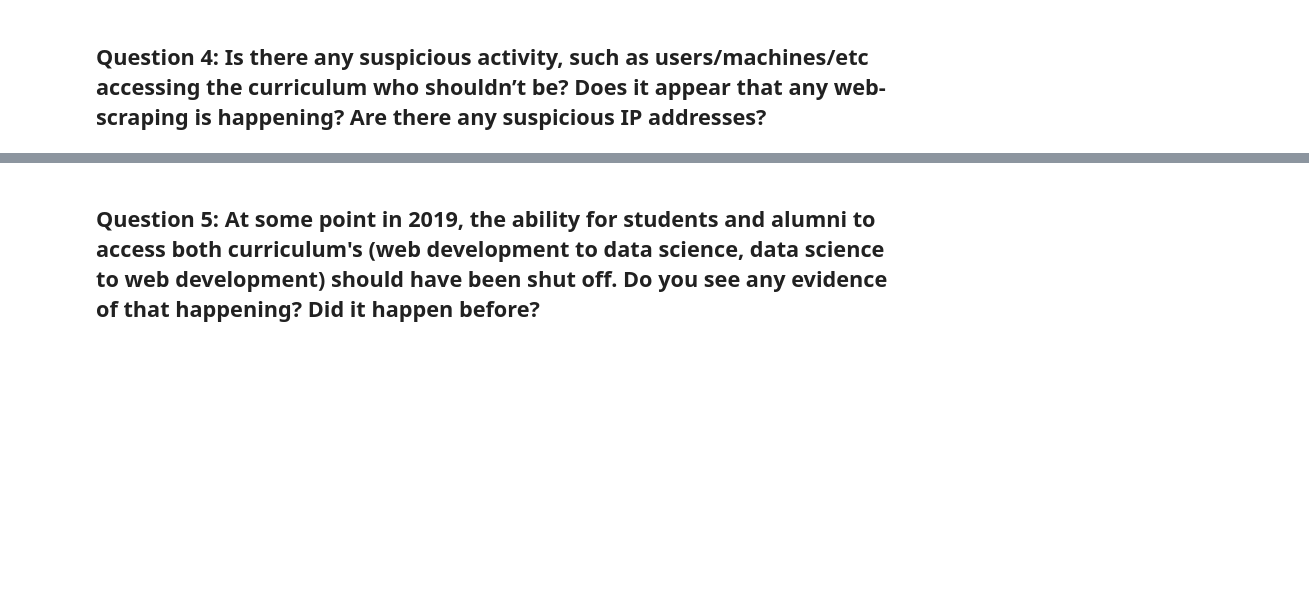
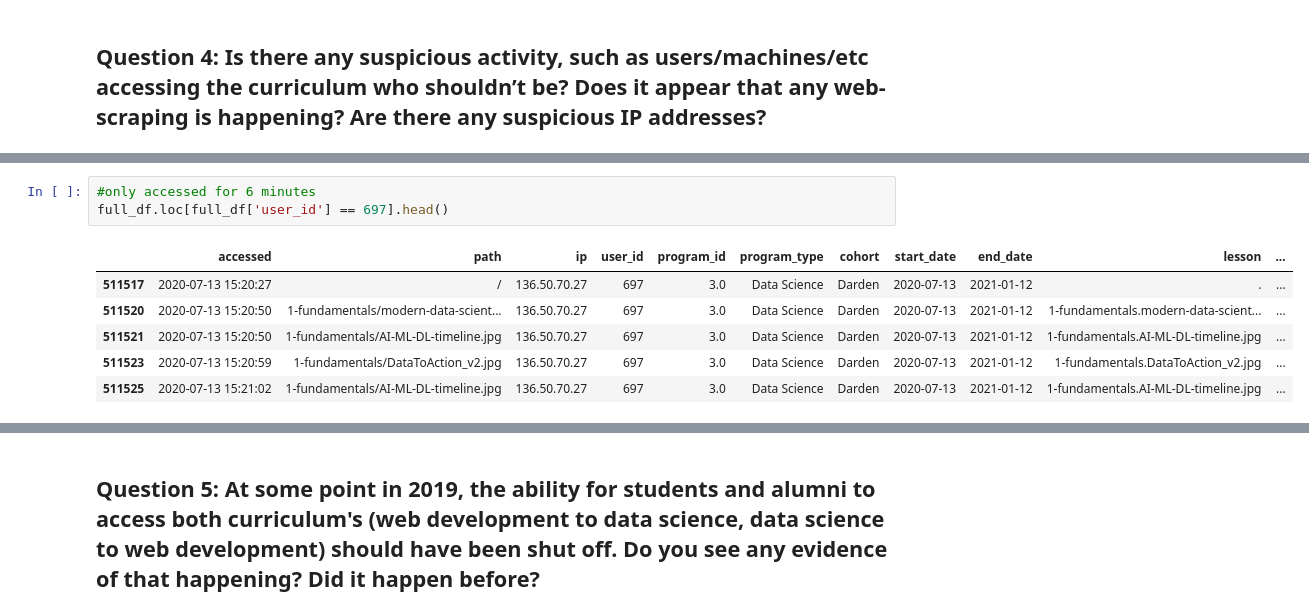
Before and after one commit to miller-cerna-laskowski-morris-eyring/anomaly-group-project, a Jupyter notebook: Final.ipynb, the cells around one changed output, grey strips where cells are left out. Cells and saved outputs as stored; diff of their text form; blank space fills up the shorter version.

```diff
--- a/Final.ipynb
+++ b/Final.ipynb
@@ -234,0 +318,10 @@ user_stacked_plot(columns_to_plot, title, df)
+# %%
+#only accessed for 6 minutes
+full_df.loc[full_df['user_id'] == 697].head()
+# %% [output]
+|  | accessed | path | ip | user_id | program_id | program_type | cohort | start_date | end_date | lesson | ... |
+| 511517 | 2020-07-13 15:20:27 | / | 136.50.70.27 | 697 | 3.0 | Data Science | Darden | 2020-07-13 | 2021-01-12 | . | ... |
+| 511520 | 2020-07-13 15:20:50 | 1-fundamentals/modern-data-scient... | 136.50.70.27 | 697 | 3.0 | Data Science | Darden | 2020-07-13 | 2021-01-12 | 1-fundamentals.modern-data-scient... | ... |
+| 511521 | 2020-07-13 15:20:50 | 1-fundamentals/AI-ML-DL-timeline.jpg | 136.50.70.27 | 697 | 3.0 | Data Science | Darden | 2020-07-13 | 2021-01-12 | 1-fundamentals.AI-ML-DL-timeline.jpg | ... |
+| 511523 | 2020-07-13 15:20:59 | 1-fundamentals/DataToAction_v2.jpg | 136.50.70.27 | 697 | 3.0 | Data Science | Darden | 2020-07-13 | 2021-01-12 | 1-fundamentals.DataToAction_v2.jpg | ... |
+| 511525 | 2020-07-13 15:21:02 | 1-fundamentals/AI-ML-DL-timeline.jpg | 136.50.70.27 | 697 | 3.0 | Data Science | Darden | 2020-07-13 | 2021-01-12 | 1-fundamentals.AI-ML-DL-timeline.jpg | ... |
```
Also changed, not shown: parts of 13 cells of this notebook.
